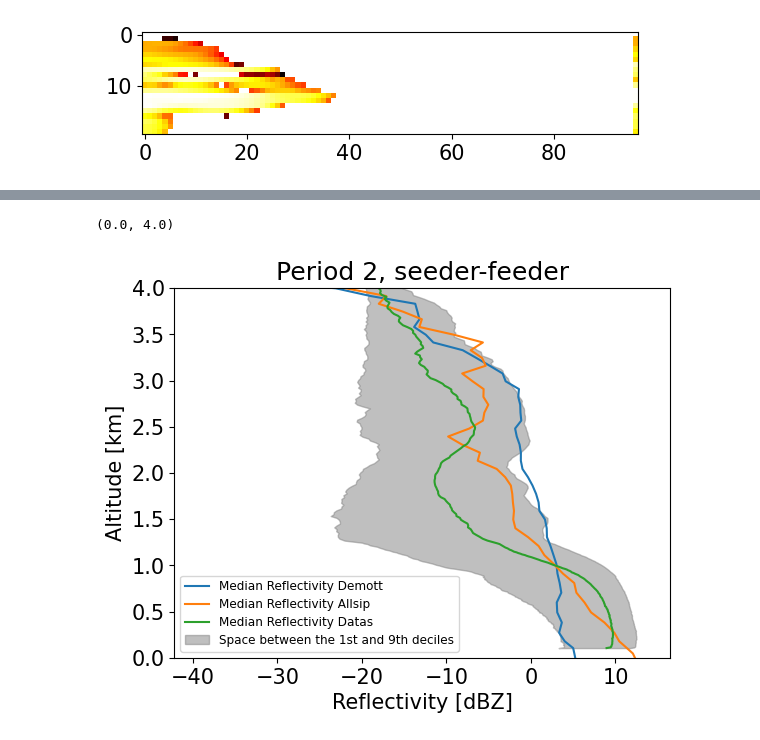
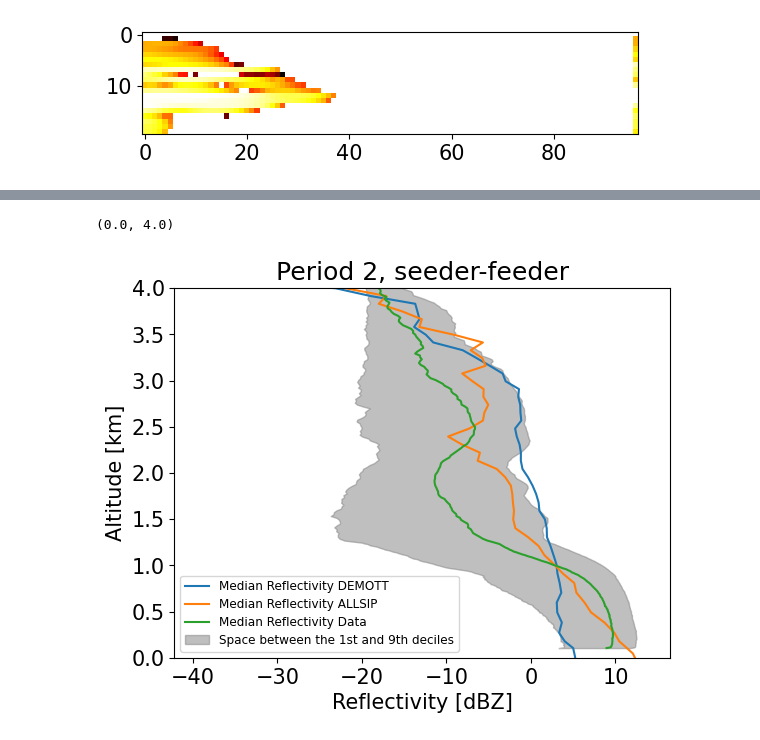
Before and after one commit to eliotperrin/Mixed-phase-cloud-with-CR-SIM, a Jupyter notebook: Comparaison.ipynb, the cells around one changed output, grey strips where cells are left out. Cells and saved outputs as stored; diff of their text form; code cells hidden in the pictures.

```diff
--- a/Comparaison.ipynb
+++ b/Comparaison.ipynb
@@ -503,18 +501,18 @@ plt.ylim(0, 4)
 # %%
 # Plot for the second period
 
-plt.plot(median_refl_demott2, (to_np(ZZ)/1000), label='Median Reflectivity Demott')
-plt.plot(median_refl_allsip2, (to_np(ZZ)/1000), label='Median Reflectivity Allsip')
-plt.plot(median_refl_datas2, Rgates, label='Median Reflectivity Datas')
+plt.plot(median_refl_demott2, (to_np(ZZ)/1000), label='Median Reflectivity DEMOTT')
+plt.plot(median_refl_allsip2, (to_np(ZZ)/1000), label='Median Reflectivity ALLSIP')
+plt.plot(median_refl_datas2, Rgates, label='Median Reflectivity Data')
 plt.fill_betweenx(Rgates, percentile2_10, percentile2_90, color = 'grey', alpha = 0.5, label = 'Space between the 1st and 9th deciles')
 
 plt.title('Period 2, seeder-feeder')
 plt.ylabel('Altitude [km]')
 plt.xlabel('Reflectivity [dBZ]')
 
 plt.legend(fontsize='xx-small')
 plt.ylim(0, 4)
 # %% [output]
 (0.0, 4.0)
-[figure, old version]
+[figure, new version]
 # %%
```
Also changed, not shown: parts of 3 cells of this notebook, 3 other files.
